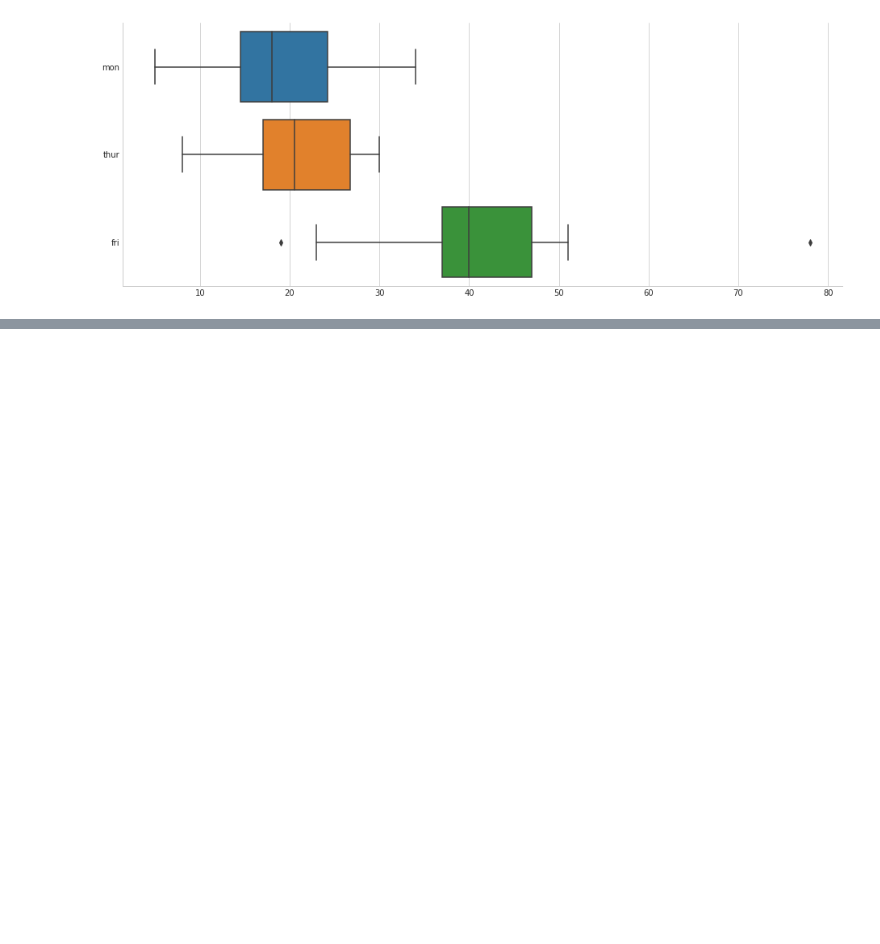
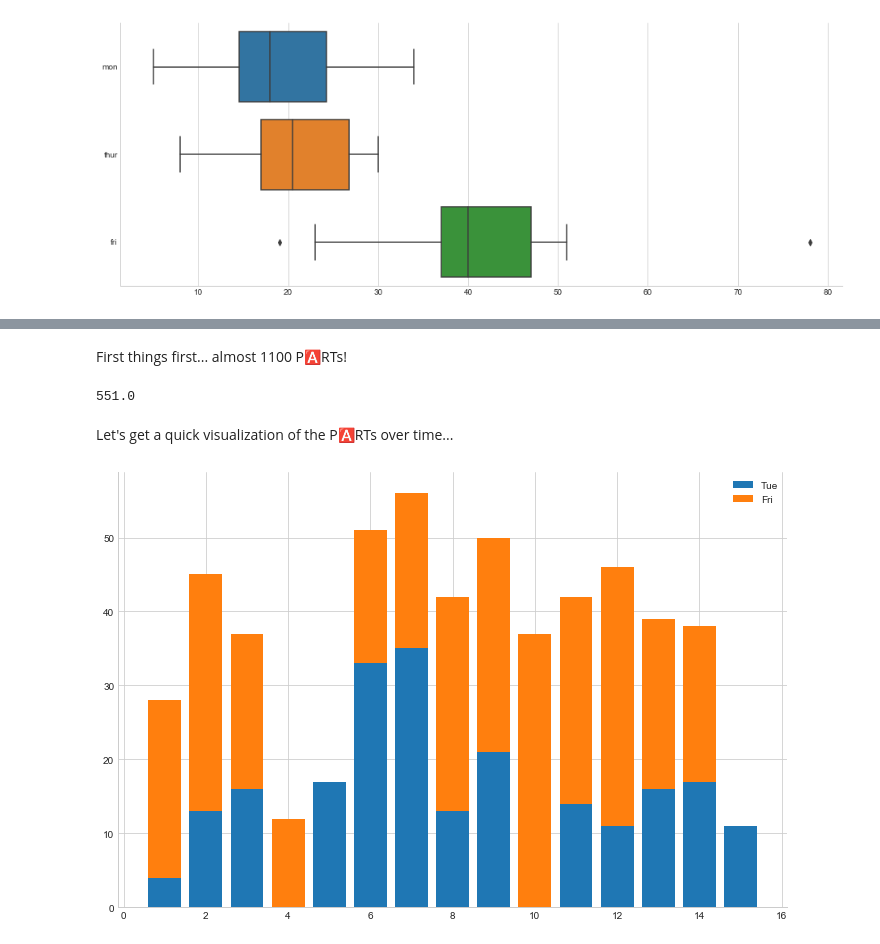
Before and after one commit to eigenfoo/parts, a Jupyter notebook: parts.ipynb, the cells around one changed output, grey strips where cells are left out. Drawn from its saved outputs; the diff is of its cells as text; code cells hidden in the pictures; blank space fills up the shorter version.

Commit message:
Added Algebra PARTS

```diff
--- a/parts.ipynb
+++ b/parts.ipynb
@@ -104,0 +69,2 @@ df.head()
+# %%
+data = pd.read_csv('part_count_algebra.csv', index_col=0)
@@ -104,0 +90,21 @@ df.head()
+# %% [markdown]
+First things first... almost 1100 P🅰️RTs!
+# %%
+data.sum().sum()
+# %% [output]
+551.0
+# %% [markdown]
+Let's get a quick visualization of the P🅰️RTs over time...
+# %%
+data_ = data.fillna(0)
+
+fig, ax = plt.subplots(figsize=[12, 8])
+thur = plt.bar(data_.index, data_['tue'],
+               bottom=0, label='Tue')
+fri  = plt.bar(data_.index, data_['fri'],
+               bottom=data_['tue'], label='Fri')
+plt.legend()
+sns.despine()
+plt.show()
+# %% [output]
+[figure, added]
```
Also changed, not shown: parts of 13 cells of this notebook, 1 other file.
